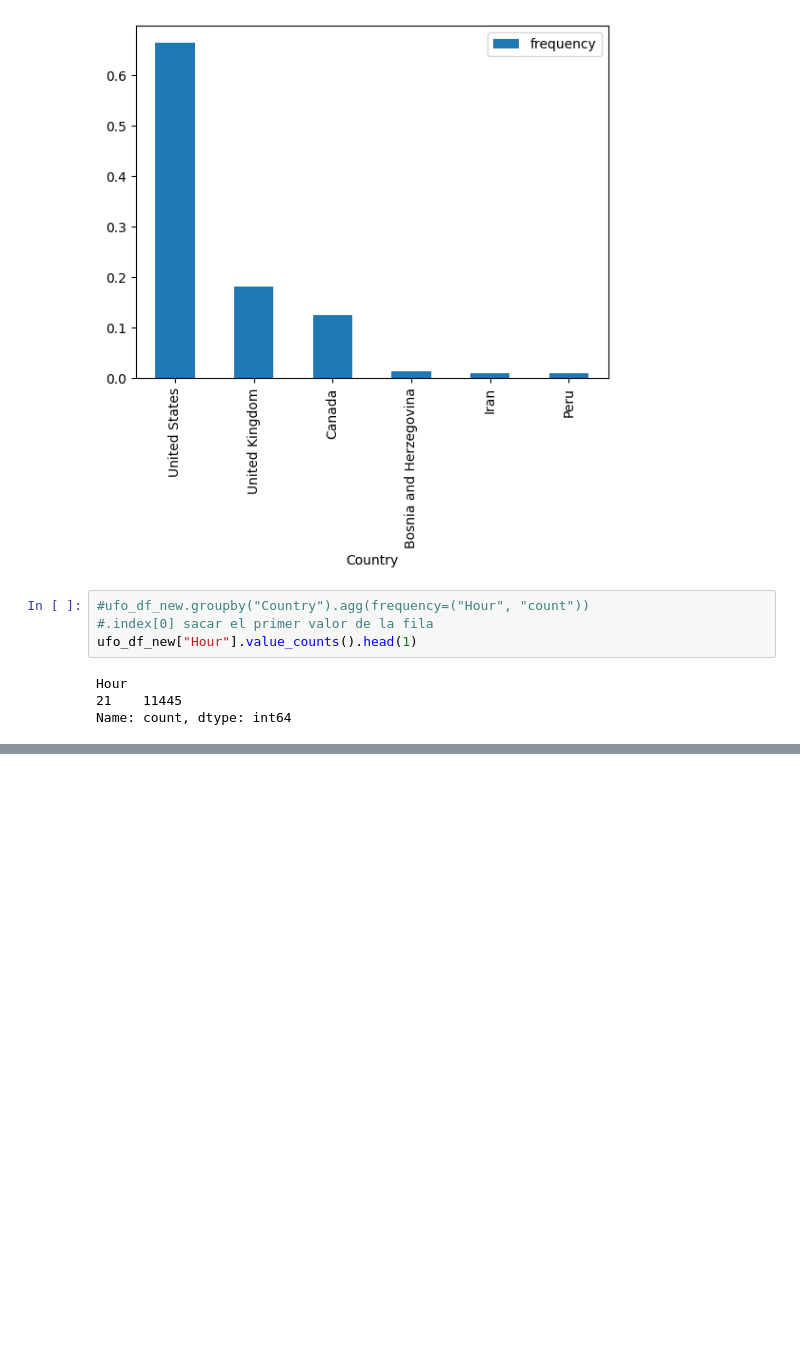
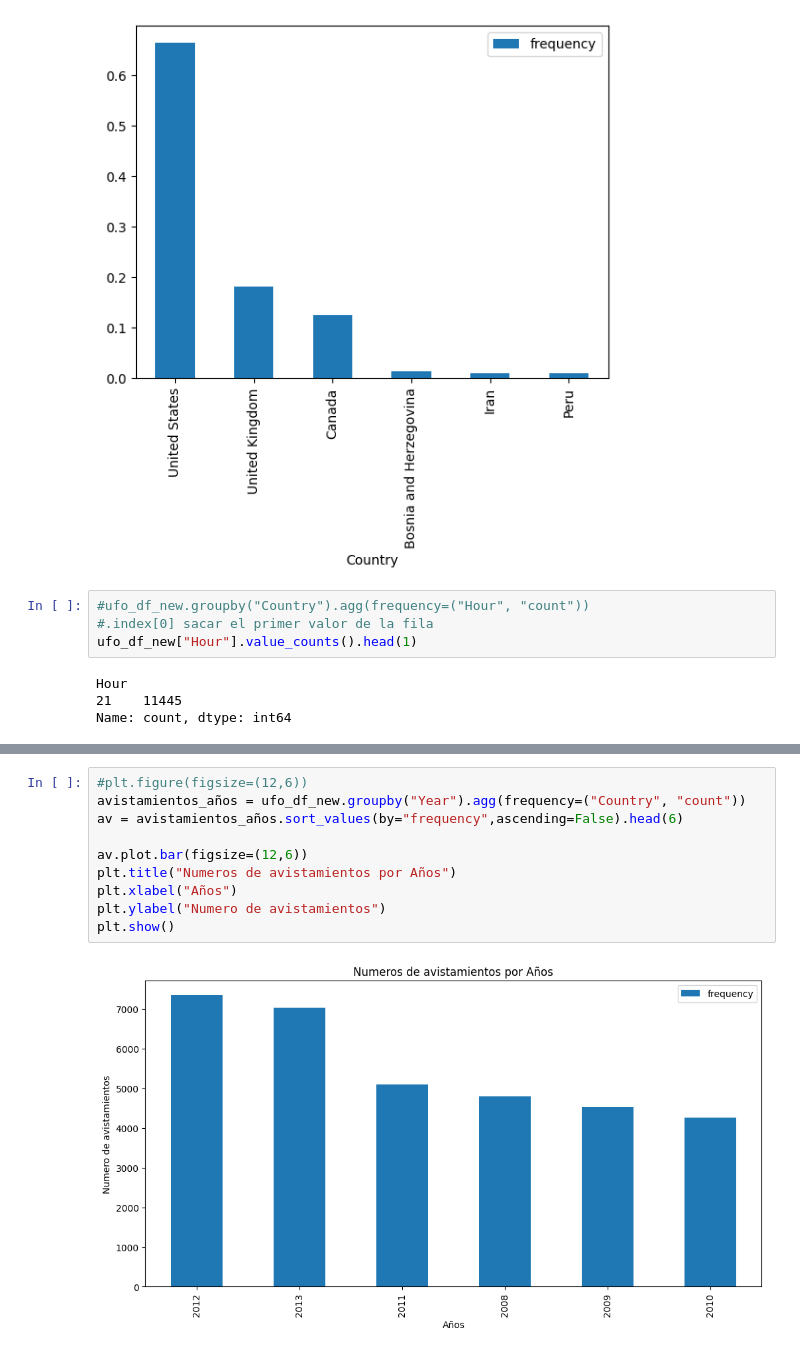
Before and after one commit to awchacon/first_project, a Jupyter notebook: first_project.ipynb, the cells around one changed output, grey strips where cells are left out. Drawn from its saved outputs; the diff is of its cells as text; blank space fills up the shorter version.

```diff
--- a/first_project.ipynb
+++ b/first_project.ipynb
@@ -254,0 +257,12 @@ ufo_df_new.groupby(["Hour","Country"]).head(6)
+# %%
+#plt.figure(figsize=(12,6))
+avistamientos_años = ufo_df_new.groupby("Year").agg(frequency=("Country", "count"))
+av = avistamientos_años.sort_values(by="frequency",ascending=False).head(6)
+
+av.plot.bar(figsize=(12,6))
+plt.title("Numeros de avistamientos por Años")
+plt.xlabel("Años")
+plt.ylabel("Numero de avistamientos")
+plt.show()
+# %% [output]
+[figure, added]
```
Also changed, not shown: parts of 13 cells of this notebook.
